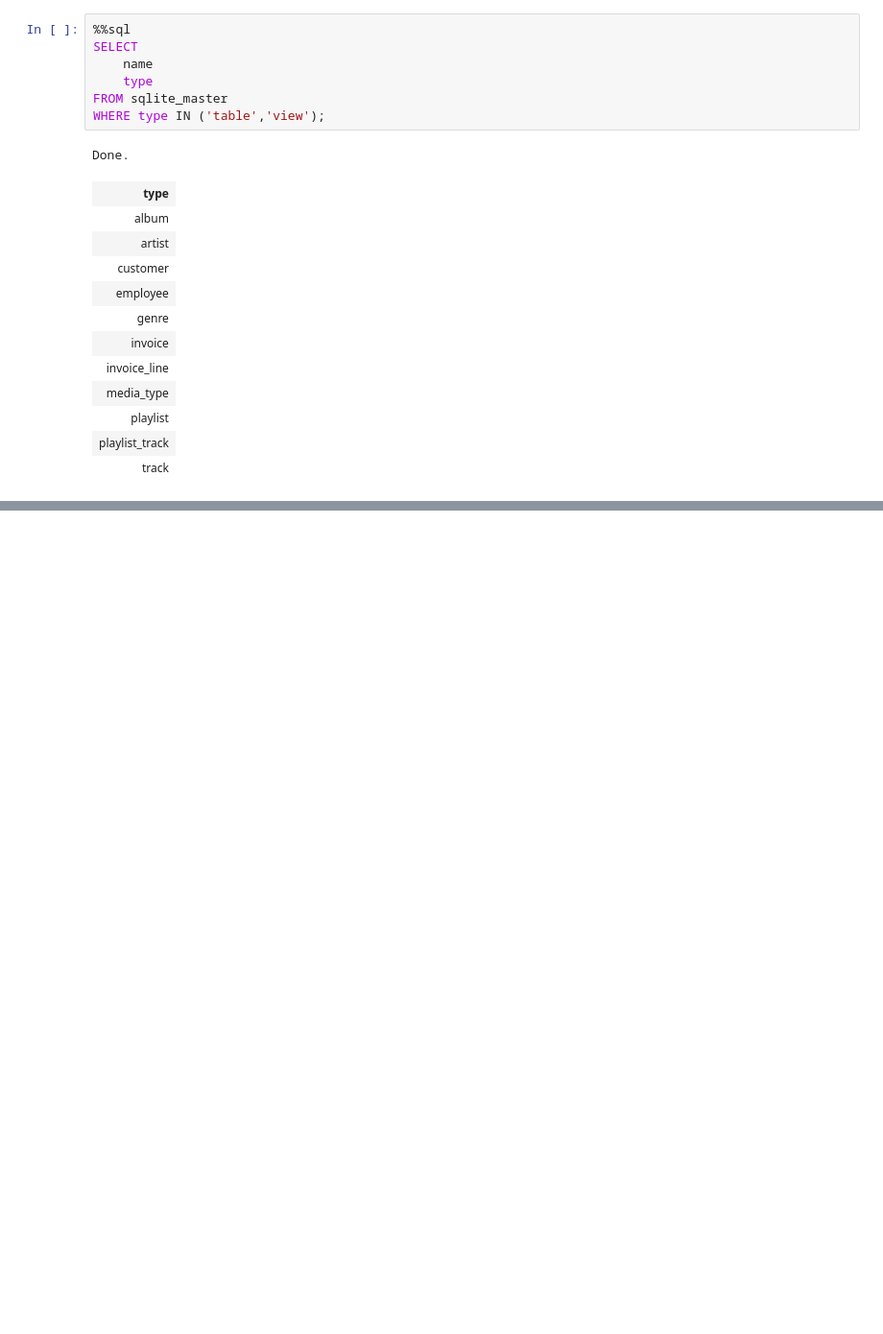
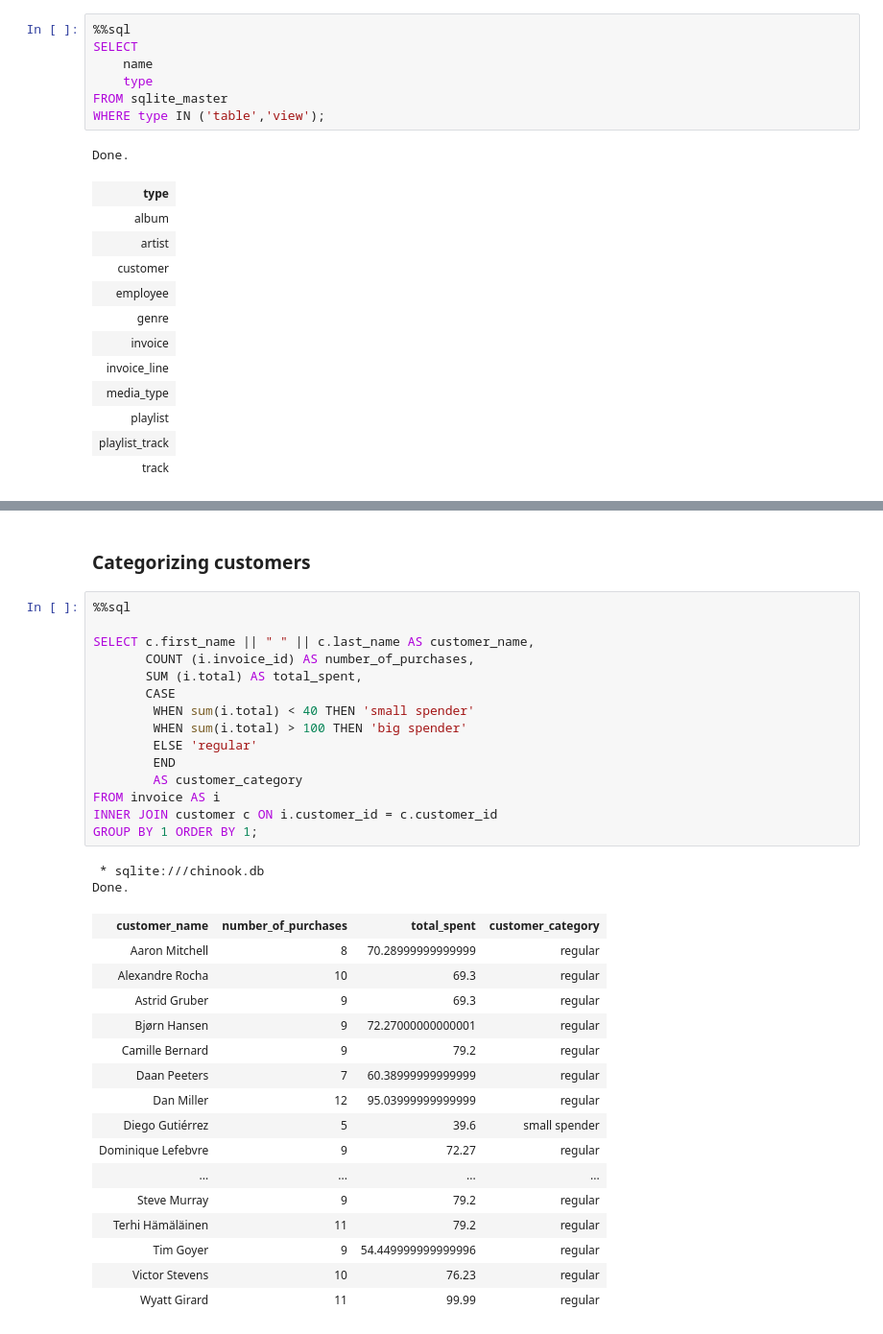
Before and after one commit to susanalista/music-business, a Jupyter notebook: queries.ipynb, the cells around one changed output, grey strips where cells are left out. Shown at 96% size. Cells and saved outputs as stored; diff of their text form; blank space fills up the shorter version.

```diff
--- a/queries.ipynb
+++ b/queries.ipynb
@@ -36,0 +84,36 @@ SELECT
+# %% [markdown]
+### Categorizing customers
+# %%
+%%sql
+
+SELECT c.first_name || " " || c.last_name AS customer_name,
+       COUNT (i.invoice_id) AS number_of_purchases,
+       SUM (i.total) AS total_spent,
+       CASE
+        WHEN sum(i.total) < 40 THEN 'small spender'
+        WHEN sum(i.total) > 100 THEN 'big spender'
+        ELSE 'regular'
+        END
+        AS customer_category
+FROM invoice AS i
+INNER JOIN customer c ON i.customer_id = c.customer_id
+GROUP BY 1 ORDER BY 1;
+# %% [output]
+ * sqlite:///chinook.db
+Done.
+| customer_name | number_of_purchases | total_spent | customer_category |
+| Aaron Mitchell | 8 | 70.28999999999999 | regular |
+| Alexandre Rocha | 10 | 69.3 | regular |
+| Astrid Gruber | 9 | 69.3 | regular |
+| Bjørn Hansen | 9 | 72.27000000000001 | regular |
+| Camille Bernard | 9 | 79.2 | regular |
+| Daan Peeters | 7 | 60.38999999999999 | regular |
+| Dan Miller | 12 | 95.03999999999999 | regular |
+| Diego Gutiérrez | 5 | 39.6 | small spender |
+| Dominique Lefebvre | 9 | 72.27 | regular |
+| ... | ... | ... | ... |
+| Steve Murray | 9 | 79.2 | regular |
+| Terhi Hämäläinen | 11 | 79.2 | regular |
+| Tim Goyer | 9 | 54.449999999999996 | regular |
+| Victor Stevens | 10 | 76.23 | regular |
+| Wyatt Girard | 11 | 99.99 | regular |
```
Also changed, not shown: parts of 17 cells of this notebook.
